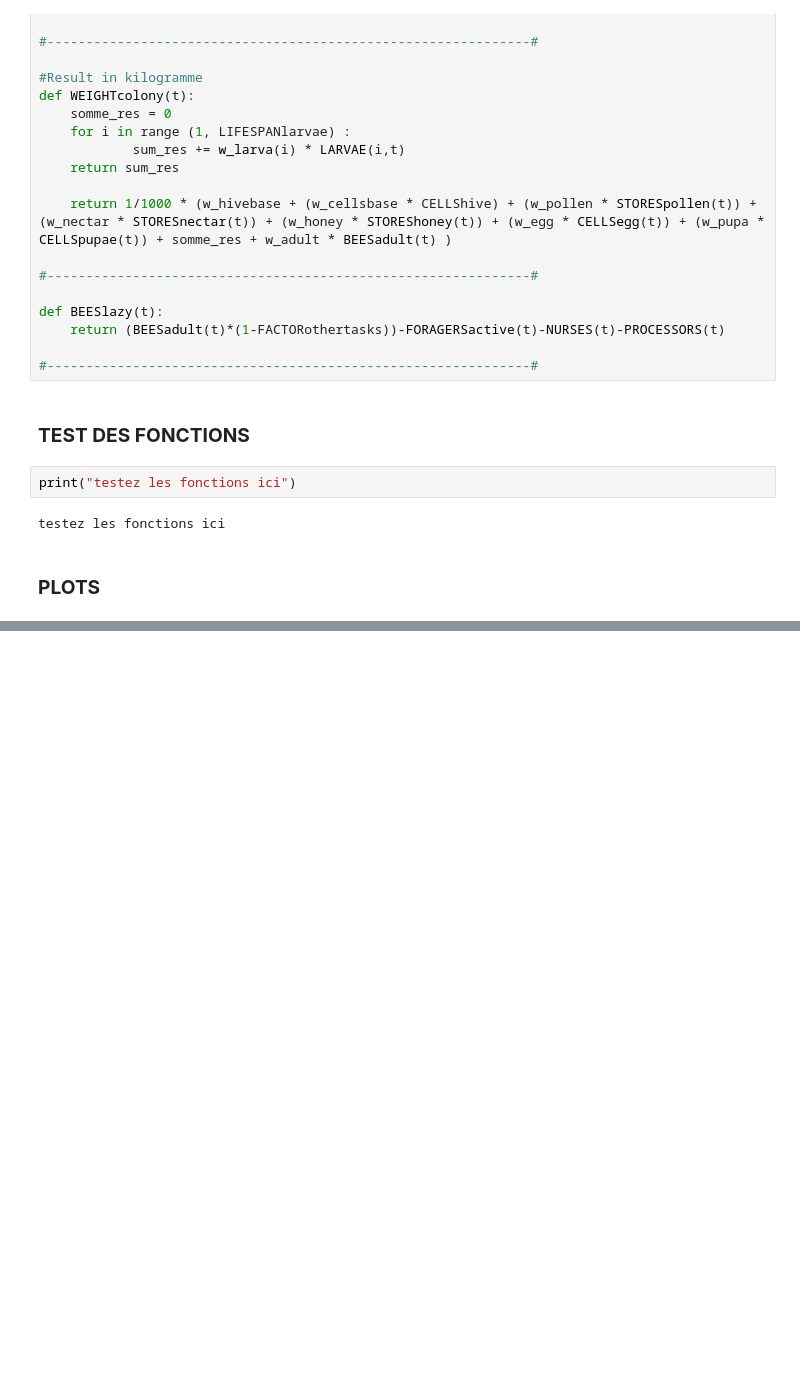
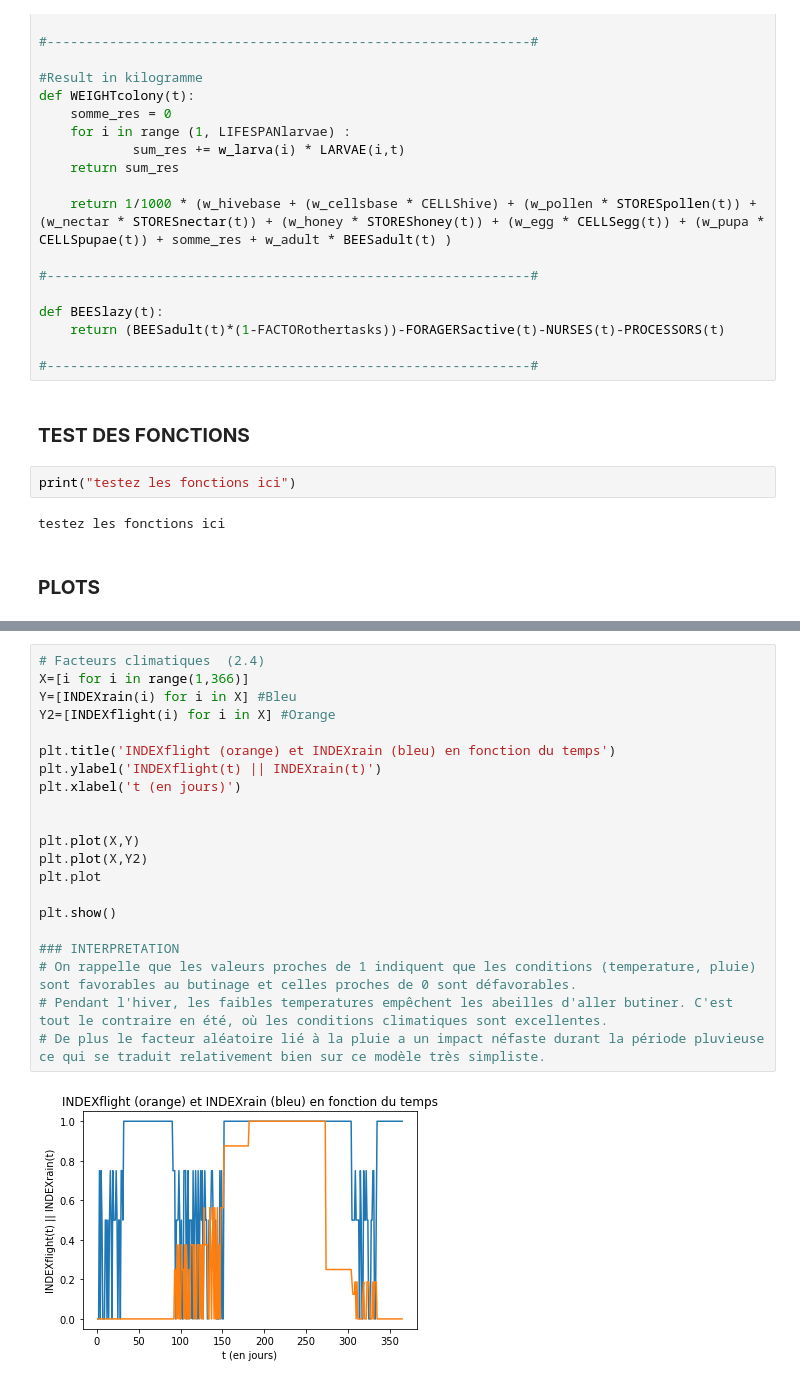
Before and after one commit to gourcmathis/Beenamics, a Jupyter notebook: notebook_shared/Beenamics_nb.ipynb, the cells around one changed output, grey strips where cells are left out. Saved outputs shown, nothing was run; the diff lists cells and outputs as text; blank space fills up the shorter version.

Commit message:
ajout du modele conditions climatiques + plot

```diff
--- a/notebook_shared/Beenamics_nb.ipynb
+++ b/notebook_shared/Beenamics_nb.ipynb
@@ -625,3 +724,26 @@ plt.plot(X,Y)
 plt.show()
 # %% [output]
 [figure]
+# %%
+# Facteurs climatiques  (2.4)
+X=[i for i in range(1,366)]
+Y=[INDEXrain(i) for i in X] #Bleu
+Y2=[INDEXflight(i) for i in X] #Orange
+
+plt.title('INDEXflight (orange) et INDEXrain (bleu) en fonction du temps')
+plt.ylabel('INDEXflight(t) || INDEXrain(t)')
+plt.xlabel('t (en jours)')
+
+
+plt.plot(X,Y)
+plt.plot(X,Y2)
+plt.plot
+
+plt.show()
+
+### INTERPRETATION
+# On rappelle que les valeurs proches de 1 indiquent que les conditions (temperature, pluie) sont favorables au butinage et celles proches de 0 sont défavorables.
+# Pendant l'hiver, les faibles temperatures empêchent les abeilles d'aller butiner. C'est tout le contraire en été, où les conditions climatiques sont excellentes.
+# De plus le facteur aléatoire lié à la pluie a un impact néfaste durant la période pluvieuse ce qui se traduit relativement bien sur ce modèle très simpliste.
+# %% [output]
+[figure, added]
```
Also changed, not shown: parts of 3 cells of this notebook, 1 other file.
